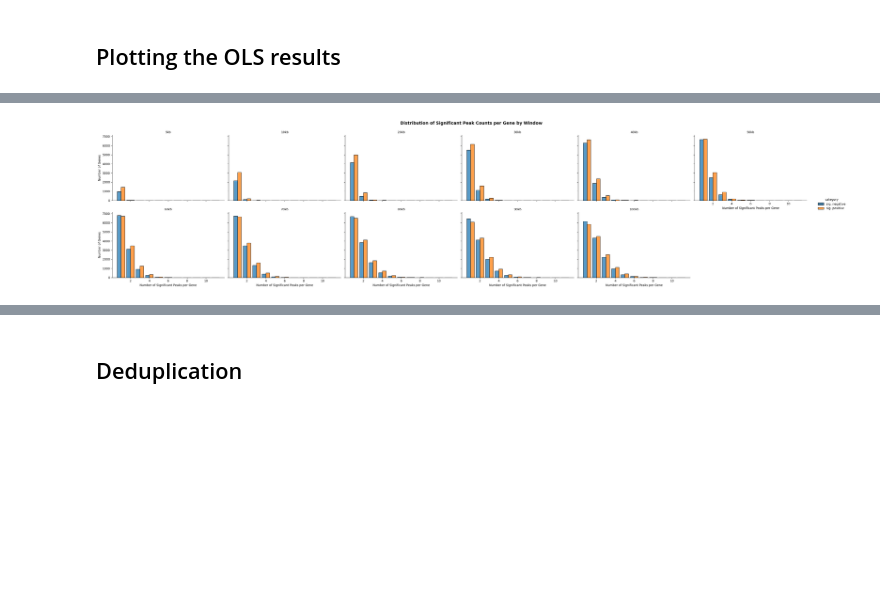
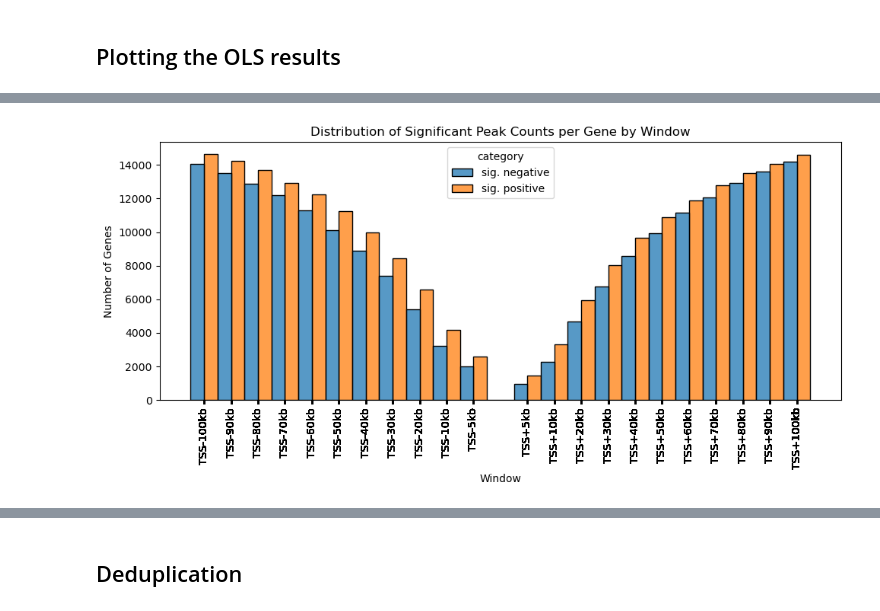
Before and after one commit to smin07/BA, a Jupyter notebook: notebooks/RNA_ATAC_ols_lm_ct_time.ipynb, the cells around one changed output, grey strips where cells are left out. Drawn from its saved outputs; the diff is of its cells as text; code cells hidden in the pictures; blank space fills up the shorter version.

```diff
--- a/notebooks/RNA_ATAC_ols_lm_ct_time.ipynb
+++ b/notebooks/RNA_ATAC_ols_lm_ct_time.ipynb
@@ -22,3 +26,8 @@ for window in window_sizes:
 pb_atac_ct_time.obs_names.unique().size, pb_rna_ct_time.obs_names.unique().size
 # %% [output]
 (196, 196)
+# %%
+#Substract the genes that are present in the gene_peaks_10kb dataframe from the pb_rna_ct_time dataframe, to only keep the genes that have peaks assigned to them
+genes_with_peaks_10kb = gene_peaks_neg["10kb"]["gene_id"].tolist()
+pb_rna_ct_time= pb_rna_ct_time[:, genes_with_peaks_10kb]
+print(pb_rna_ct_time.shape)
@@ -270,0 +510,4 @@ agg_ols_all_df.head()
+# %%
+#counting the number of significant peaks per gene and category across windows for both positive and negative windows
+significant_peaks_count = agg_ols_all_df_combined.groupby(["window","category", "direction", "count"]).size().reset_index(name="total_genes")
+significant_peaks_count.head()
@@ -270,0 +579,7 @@ agg_ols_all_df.head()
+# %%
+#Add window_label column for 5kb window it should be labled TSS+5kb, for 10kb it should be TSS+10kb and so on for all windows if the direction is pos, if direction is neg, it should be labeled TSS-5kb for 5kb window, TSS+10kb for 10kb window and so on for all windows
+significant_peaks_count["window_label"] = significant_peaks_count.apply(
+    lambda row: f"TSS+{row['window']}" if row["direction"] == "pos" else f"TSS-{row['window']}",
+    axis=1
+)
+significant_peaks_count.head()
@@ -270,0 +593,4 @@ agg_ols_all_df.head()
+# %%
+#sort the dataframe by the window_order column to ensure the windows are in the correct order for visualization
+significant_peaks_count = significant_peaks_count.sort_values("window_order")
+significant_peaks_count.head()
@@ -271,41 +776,51 @@ agg_ols_all_df.head()
 # %%
 # plot the significant peak counts across all genes for the all windows using seaborn histplot, with separate colors for sig. positive and sig. negative categories
 import matplotlib.pyplot as plt
 import seaborn as sns
 
+agg_ols_all_df_combined["window"] = pd.Categorical(
+    agg_ols_all_df_combined["window"],
+    categories=window_order,
+    ordered=True
+)
+
+window_codes = agg_ols_all_df_combined["window"].cat.codes + 1
+
+agg_ols_all_df_combined["window_order"] = np.where(
+    agg_ols_all_df_combined["direction"] == "pos",
+    window_codes,
+    -window_codes
+)
+agg_ols_all_df_combined["window_label"] = agg_ols_all_df_combined.apply(
+    lambda row: f"TSS+{row['window']}" if row["direction"] == "pos" else f"TSS-{row['window']}",
+    axis=1
+)
+
 category_order = ["sig. negative", "sig. positive"]
-agg_ols_all_df_non = agg_ols_all_df[agg_ols_all_df["category"] != "non-significant"]
+agg_ols_all_df_combined_non = agg_ols_all_df_combined[agg_ols_all_df_combined["category"] != "non-significant"].copy()
+x_positions = agg_ols_all_df_combined_non['window_order'].values
+x_labels = agg_ols_all_df_combined_non['window_label'].values
 
-plot = sns.displot(
-    data=agg_ols_all_df_non,
-    x="count",
+fig, ax = plt.subplots(figsize=(10, 5))
+
+sns.histplot(
+    data=agg_ols_all_df_combined_non,
+    x="window_order",
     hue="category",
-    hue_order=category_order,
-    col="window",
-    col_order=[window for window in window_label],
-    col_wrap=6,          # <- 2 columns => 2x2 layout
+    hue_order=["sig. negative", "sig. positive"],
     multiple="dodge",
     discrete=True,
-    shrink=0.8,
-    height=4,
-    aspect=1.4,
+    ax=ax
 )
 
-plot.set_axis_labels(
-    "Number of Significant Peaks per Gene",
-    "Number of Genes",
-)
+ax.set_xlabel("Window")
+ax.set_ylabel("Number of Genes")
+ax.set_title("Distribution of Significant Peak Counts per Gene by Window")
 
-plot.set_titles("{col_name}")
+ax.set_xticks(x_positions)
+ax.set_xticklabels(x_labels, rotation=90)
 
-plot.figure.suptitle(
-    "Distribution of Significant Peak Counts per Gene by Window",
-    fontsize=14,
-    fontweight="bold",
-)
-
-plot.figure.subplots_adjust(top=0.90)
-
+plt.tight_layout()
 plt.show()
 # %% [output]
-[figure, old version]
+[figure, new version]
```
Also changed, not shown: parts of 65 cells of this notebook, 6 other files.
